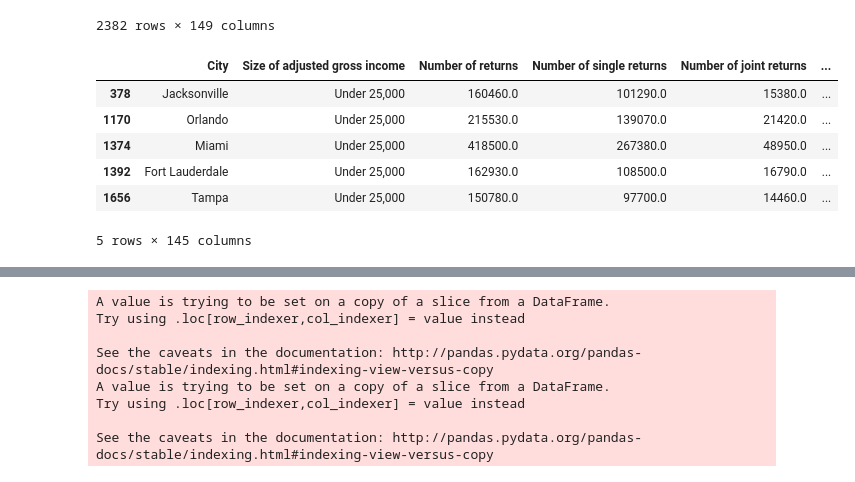
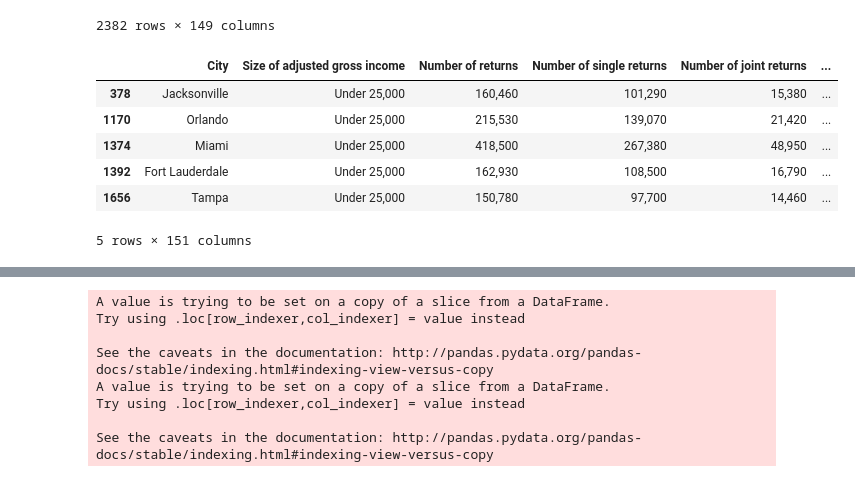
Before and after one commit to Sbrown146/Project1, a Jupyter notebook: Project Data Final Code Template.ipynb, the cells around one changed output, grey strips where cells are left out. Cells and saved outputs as stored; diff of their text form; code cells hidden in the pictures.

```diff
--- a/Project Data Final Code Template.ipynb
+++ b/Project Data Final Code Template.ipynb
@@ -344,30 +348,56 @@ Florida_cities_indexed_display
 # %%
 # Question 1.
 # Top 5 cities for lower income bracket returns.
 # Cities are: Jacksonville, Orlando, Tampa, Miami and Fort Lauderdale
 
 Lower_bracket=Florida_cities.loc[ \
 (Florida_cities["Number of returns"]>100000) & (Florida_cities["Size of adjusted gross income"]=="Under 25,000"),:]
 
-Lower_bracket_display=Lower_bracket.copy()
 
-for col in Lower_bracket_display.columns:
-    if "Amount" in col:
-        Lower_bracket_display[col]= Lower_bracket_display[col]*1000
-        Lower_bracket_display[col]= \
-            Lower_bracket_display[col].astype(float).map("${:0.0f}".format)
+Lower_bracket_front=Lower_bracket[[ \
+                "City", "Size of adjusted gross income"]]
+
+Lower_bracket_columns=Florida_cities.columns
+
+
+Lower_bracket_rest=  \
+       Lower_bracket.drop(["City", "Size of adjusted gross income"], axis=1)
+
+
+Lower_bracket_amount=[col for col in Lower_bracket_rest.columns if 'Amount' in col]
+Lower_bracket_returns=[col for col in Lower_bracket_rest.columns if 'returns' in col]
+
+Lower_bracket_amount=Lower_bracket_rest[Lower_bracket_amount]
+Lower_bracket_returns=Lower_bracket_rest[Lower_bracket_returns]
+
+Lower_bracket_returns=Lower_bracket_returns.applymap('{:0,.0f}'.format)
+Lower_bracket_amount=Lower_bracket_amount.applymap('${:0,.0f}'.format)
+
+
+Lower_bracket_final=pd.concat([ \
+    Lower_bracket_amount, Lower_bracket_returns], axis=1)
+
+
+Lower_bracket_final=pd.concat([ \
+            Lower_bracket_final, Lower_bracket_front], axis=1)
+
+
+
+Lower_bracket_final=Lower_bracket_final[Florida_cities.columns]
+
+Lower_bracket_display=Lower_bracket_final.copy()
 
 
 
 Lower_bracket_display
 # %% [output]
 |  | City | Size of adjusted gross income | Number of returns | Number of single returns | Number of joint returns | ... |
-| 378 | Jacksonville | Under 25,000 | 160460.0 | 101290.0 | 15380.0 | ... |
-| 1170 | Orlando | Under 25,000 | 215530.0 | 139070.0 | 21420.0 | ... |
-| 1374 | Miami | Under 25,000 | 418500.0 | 267380.0 | 48950.0 | ... |
-| 1392 | Fort Lauderdale | Under 25,000 | 162930.0 | 108500.0 | 16790.0 | ... |
-| 1656 | Tampa | Under 25,000 | 150780.0 | 97700.0 | 14460.0 | ... |
+| 378 | Jacksonville | Under 25,000 | 160,460 | 101,290 | 15,380 | ... |
+| 1170 | Orlando | Under 25,000 | 215,530 | 139,070 | 21,420 | ... |
+| 1374 | Miami | Under 25,000 | 418,500 | 267,380 | 48,950 | ... |
+| 1392 | Fort Lauderdale | Under 25,000 | 162,930 | 108,500 | 16,790 | ... |
+| 1656 | Tampa | Under 25,000 | 150,780 | 97,700 | 14,460 | ... |
-5 rows × 145 columns
+5 rows × 151 columns
 # %%
 # Question 1 Heat Map for zip codes
 # Orlando, Tampa and Miami are the hottest cities on the heat map.
```
Also changed, not shown: parts of 4 cells of this notebook, 3 other files.
